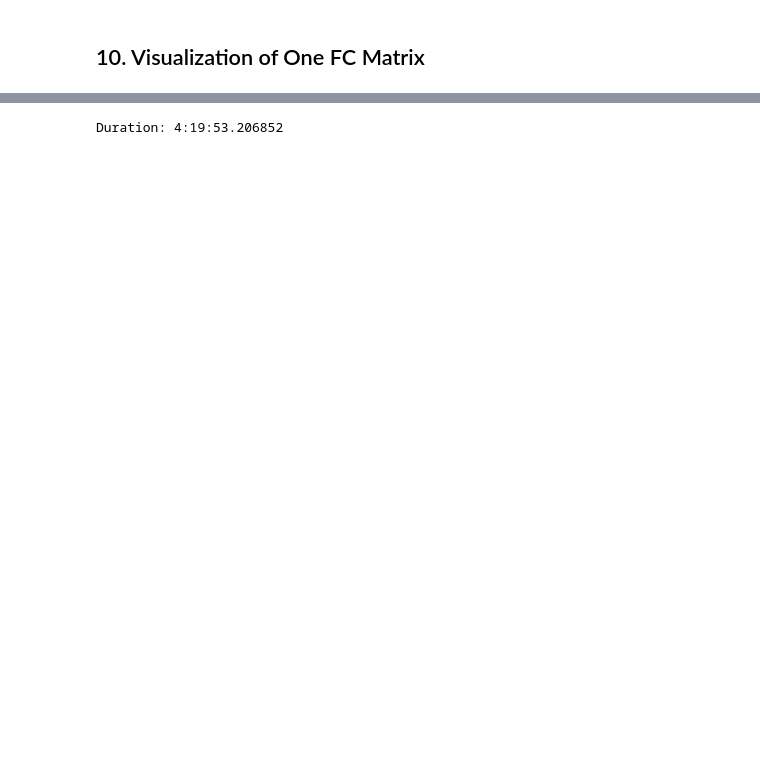
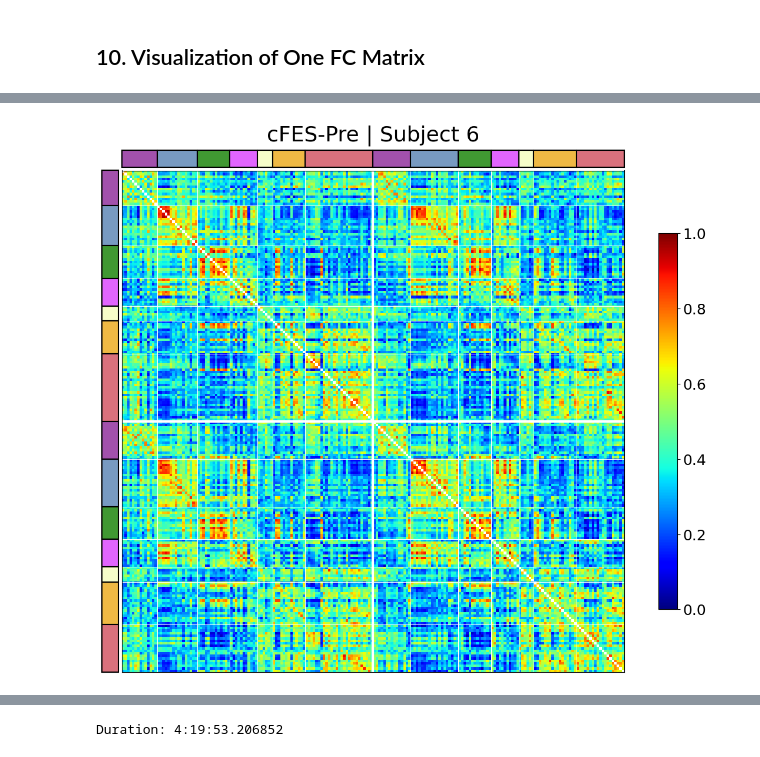
Before and after one commit to ismailukman/scifes, a Jupyter notebook: SCIFES_Multilayer_by_TPs.ipynb, the cells around one changed output, grey strips where cells are left out. Drawn from its saved outputs; the diff is of its cells as text; code cells hidden in the pictures; blank space fills up the shorter version.

```diff
--- a/SCIFES_Multilayer_by_TPs.ipynb
+++ b/SCIFES_Multilayer_by_TPs.ipynb
@@ -596,0 +769,81 @@ Saved /Users/ismaila/Documents/C-Codes/SCI_FES_GraphAnalysis/sci_data/SCI/fc/cor
+# %%
+# --- Select a subject set (1..24), then PRINT a single allegiance entry and plot the matrix ---
+
+# Selection (edit these)
+s_idx = 5   # 0-based subject set index (0..23)
+
+i, j = 22, 18  # node indices (0-based) whose allegiance value you want to print
+# Trying to detect the allegiance value of two brain regions (nodes) by their positions in the matrix between
+# those two nodes—i.e., how consistently they’re assigned to the same community across windows for that subject/set.
+# Valid indices are 0…199 for a 200×200 matrix.
+# Note: A_sel[i, i] (diagonal) is typically 1, and the matrix is symmetric (A_sel[i, j] == A_sel[j, i]).
+
+# ---- Map set index -> group label (per your ranges) ----
+set_num = s_idx + 1  # convert to 1-based for readability
+if 1 <= set_num <= 6:
+    grp_label, grp_start = 'cFES-Pre', 1
+elif 7 <= set_num <= 11:
+    grp_label, grp_start = 'Cycling-Pre', 7
+elif 12 <= set_num <= 18:
+    grp_label, grp_start = 'cFES-Post', 12
+elif 19 <= set_num <= 23:  # note: 24 will fall into "(Unlabeled)" per your ranges
+    grp_label, grp_start = 'Cycling-Post', 19
+else:
+    grp_label, grp_start = '(Unlabeled)', set_num
+subj_in_group = set_num - grp_start + 1
+
+# Slice allegiance matrix (200x200) for that subject set (no window selection)
+A_sel = allegiance[s_idx]  # expected shape: (200, 200)
+
+# Print the requested allegiance entry
+print(f"[{grp_label}] Allegiance[set {set_num} | subj {subj_in_group}][{i},{j}] = {A_sel[i, j]:.4f}")
+
+# -------- Plot (keep original structure; swap allegiance[0] -> A_sel) --------
+cmap='jet'
+f = plt.figure(figsize=(15,11))
+plt.matshow(A_sel, fignum=f.number, vmin=0, vmax=1, cmap=cmap)
+plt.title(f"{grp_label} | Subject {set_num}", fontsize=26, y=1.05)
+plt.xticks([13.5, 29.5, 42.5, 53.5, 59.5, 72.5, 99.5, 114.5, 133.5, 146.5, 157.5, 163.5, 180.5])
+plt.yticks([13.5, 29.5, 42.5, 53.5, 59.5, 72.5, 99.5, 114.5, 133.5, 146.5, 157.5, 163.5, 180.5])
+cb = plt.colorbar(shrink=0.75)
+cb.ax.tick_params(labelsize=18)
+plt.axvline(x=100-0.5, color='white', linewidth=3)
+plt.axhline(y=100-0.5, color='white', linewidth=3)
+plt.grid(color='white', linestyle='-', linewidth=0.7)
+plt.tick_params(axis='both', which='both', bottom=False, top=False, left=False, right=False, labeltop=False, labelleft=False)
+
+xmin, xmax, ymin, ymax = plt.axis()
+h = (ymax-ymin)/30; space = h/5; i_marker = ymax + space
+plt.gca().add_patch(patches.Rectangle((-0.5, i_marker), width=13.5+0.5, height=h, facecolor='#A251AC', clip_on=False, linewidth=1.5, edgecolor='k'))
+plt.gca().add_patch(patches.Rectangle((13.5, i_marker), width=29.5-13.5, height=h, facecolor='#789AC1', clip_on=False, linewidth=1.5, edgecolor='k'))
+plt.gca().add_patch(patches.Rectangle((29.5, i_marker), width=42.5-29.5, height=h, facecolor='#409832', clip_on=False, linewidth=1.5, edgecolor='k'))
+plt.gca().add_patch(patches.Rectangle((42.5, i_marker), width=53.5-42.5, height=h, facecolor='#E165FE', clip_on=False, linewidth=1.5, edgecolor='k'))
+plt.gca().add_patch(patches.Rectangle((53.5, i_marker), width=59.5-53.5, height=h, facecolor='#F6FDC9', clip_on=False, linewidth=1.5, edgecolor='k'))
+plt.gca().add_patch(patches.Rectangle((59.5, i_marker), width=72.5-59.5, height=h, facecolor='#EFB944', clip_on=False, linewidth=1.5, edgecolor='k'))
+plt.gca().add_patch(patches.Rectangle((72.5, i_marker), width=99.5-72.5, height=h, facecolor='#D9717D', clip_on=False, linewidth=1.5, edgecolor='k'))
+plt.gca().add_patch(patches.Rectangle((99.5, i_marker), width=114.5-99.5, height=h, facecolor='#A251AC', clip_on=False, linewidth=1.5, edgecolor='k'))
+plt.gca().add_patch(patches.Rectangle((114.5, i_marker), width=133.5-114.5, height=h, facecolor='#789AC1', clip_on=False, linewidth=1.5, edgecolor='k'))
+plt.gca().add_patch(patches.Rectangle((133.5, i_marker), width=146.5-133.5, height=h, facecolor='#409832', clip_on=False, linewidth=1.5, edgecolor='k'))
+plt.gca().add_patch(patches.Rectangle((146.5, i_marker), width=157.5-146.5, height=h, facecolor='#E165FE', clip_on=False, linewidth=1.5, edgecolor='k'))
+plt.gca().add_patch(patches.Rectangle((157.5, i_marker), width=163.5-157.5, height=h, facecolor='#F6FDC9', clip_on=False, linewidth=1.5, edgecolor='k'))
+plt.gca().add_patch(patches.Rectangle((163.5, i_marker), width=180.5-163.5, height=h, facecolor='#EFB944', clip_on=False, linewidth=1.5, edgecolor='k'))
+plt.gca().add_patch(patches.Rectangle((180.5, i_marker), width=199.5-180.5, height=h, facecolor='#D9717D', clip_on=False, linewidth=1.5, edgecolor='k'))
+
+w = (ymax-ymin)/30; i_marker2 = ymax
+plt.gca().add_patch(patches.Rectangle((i_marker2+space, -0.5), width=w, height=13.5+0.5, facecolor='#A251AC', clip_on=False, linewidth=1.5, edgecolor='k'))
+plt.gca().add_patch(patches.Rectangle((i_marker2+space, 13.5), width=w, height=29.5-13.5, facecolor='#789AC1', clip_on=False, linewidth=1.5, edgecolor='k'))
+plt.gca().add_patch(patches.Rectangle((i_marker2+space, 29.5), width=w, height=42.5-29.5, facecolor='#409832', clip_on=False, linewidth=1.5, edgecolor='k'))
+plt.gca().add_patch(patches.Rectangle((i_marker2+space, 42.5), width=w, height=53.5-42.5, facecolor='#E165FE', clip_on=False, linewidth=1.5, edgecolor='k'))
+plt.gca().add_patch(patches.Rectangle((i_marker2+space, 53.5), width=w, height=59.5-53.5, facecolor='#F6FDC9', clip_on=False, linewidth=1.5, edgecolor='k'))
+plt.gca().add_patch(patches.Rectangle((i_marker2+space, 59.5), width=w, height=72.5-59.5, facecolor='#EFB944', clip_on=False, linewidth=1.5, edgecolor='k'))
+plt.gca().add_patch(patches.Rectangle((i_marker2+space, 72.5), width=w, height=99.5-72.5, facecolor='#D9717D', clip_on=False, linewidth=1.5, edgecolor='k'))
+plt.gca().add_patch(patches.Rectangle((i_marker2+space, 99.5), width=w, height=114.5-99.5, facecolor='#A251AC', clip_on=False, linewidth=1.5, edgecolor='k'))
+plt.gca().add_patch(patches.Rectangle((i_marker2+space, 114.5), width=w, height=133.5-114.5, facecolor='#789AC1', clip_on=False, linewidth=1.5, edgecolor='k'))
+plt.gca().add_patch(patches.Rectangle((i_marker2+space, 133.5), width=w, height=146.5-133.5, facecolor='#409832', clip_on=False, linewidth=1.5, edgecolor='k'))
+plt.gca().add_patch(patches.Rectangle((i_marker2+space, 146.5), width=w, height=157.5-146.5, facecolor='#E165FE', clip_on=False, linewidth=1.5, edgecolor='k'))
+plt.gca().add_patch(patches.Rectangle((i_marker2+space, 157.5), width=w, height=163.5-157.5, facecolor='#F6FDC9', clip_on=False, linewidth=1.5, edgecolor='k'))
+plt.gca().add_patch(patches.Rectangle((i_marker2+space, 163.5), width=w, height=180.5-163.5, facecolor='#EFB944', clip_on=False, linewidth=1.5, edgecolor='k'))
+plt.gca().add_patch(patches.Rectangle((i_marker2+space, 180.5), width=w, height=199.5-180.5, facecolor='#D9717D', clip_on=False, linewidth=1.5, edgecolor='k'))
+
+plt.show()
+# %% [output]
@@ -596,0 +851 @@ Saved /Users/ismaila/Documents/C-Codes/SCI_FES_GraphAnalysis/sci_data/SCI/fc/cor
+[figure, added]
```
Also changed, not shown: parts of 33 cells of this notebook.
